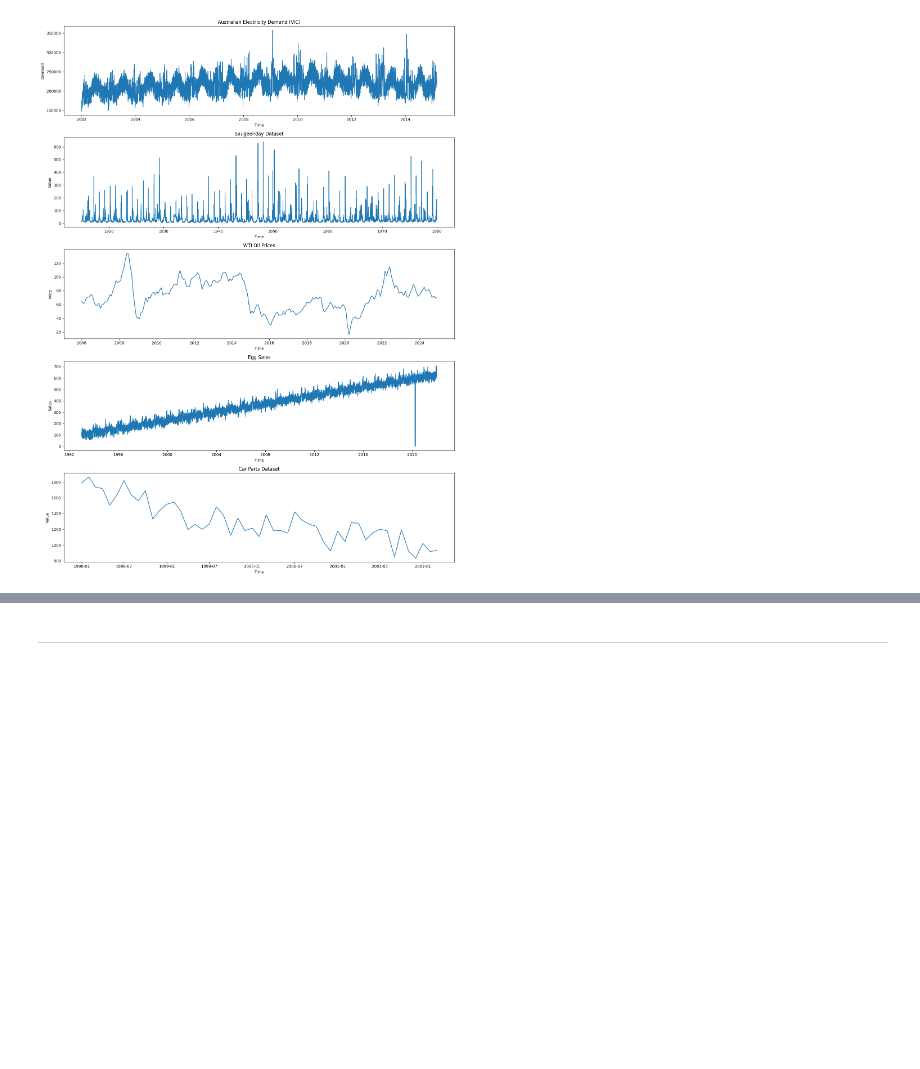
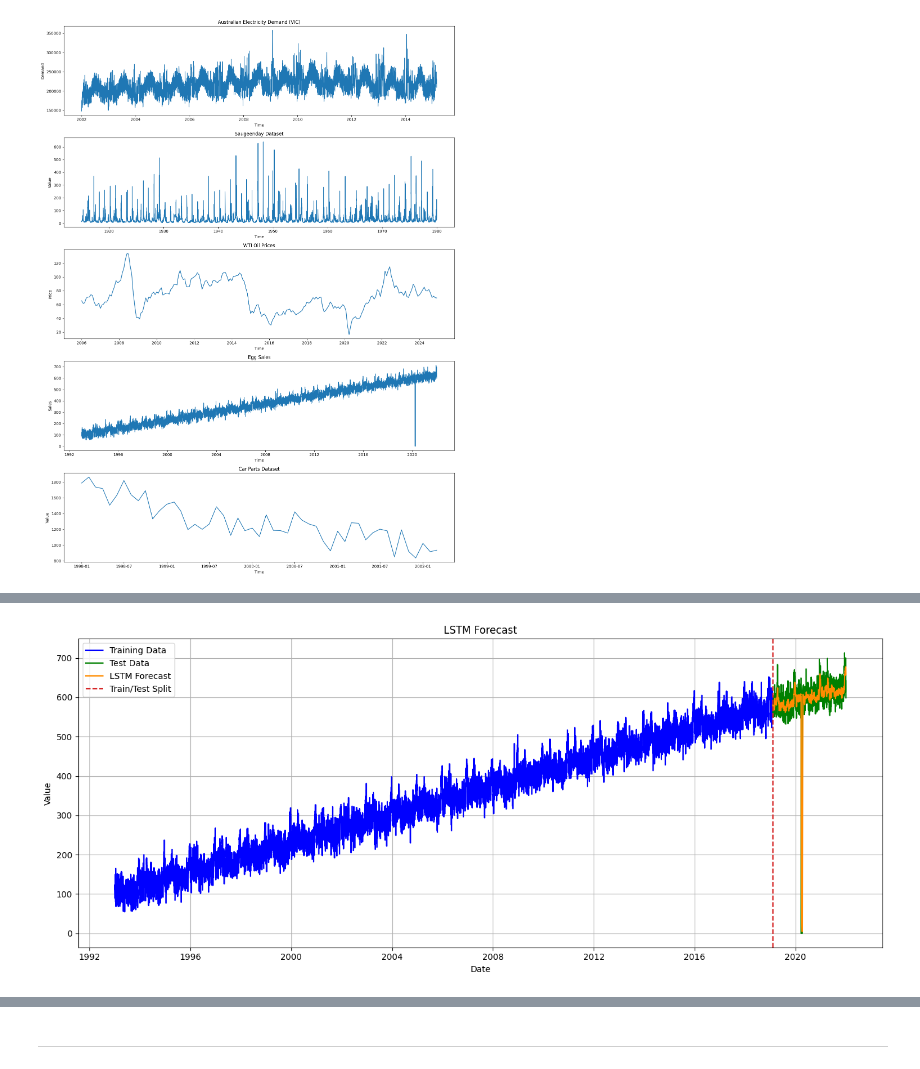
Before and after one commit to rafabarros95/Time-Series-Forecasting, a Jupyter notebook: lstm.ipynb, the cells around one changed output, grey strips where cells are left out. Cells and saved outputs as stored; diff of their text form; code cells hidden in the pictures; blank space fills up the shorter version.

```diff
--- a/lstm.ipynb
+++ b/lstm.ipynb
@@ -256,0 +131,7 @@ Split 2: MAE=5.75  MAPE=21.88%  RMSE=10.29
+# %%
+train_df, test_df = split_train_test(egg_sales_df, test_size=0.1)
+lstm_forecasts = lstm_forecast(
+    train_df, test_df,
+    show_plots=True
+)
+# %% [output]
@@ -256,0 +139 @@ Split 2: MAE=5.75  MAPE=21.88%  RMSE=10.29
+[figure, added]
```
Also changed, not shown: parts of 8 cells of this notebook, 1 other file.
